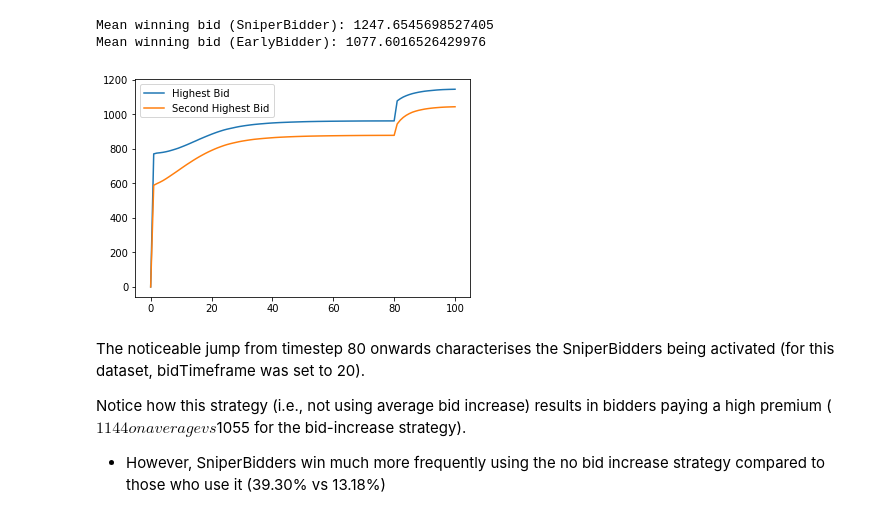
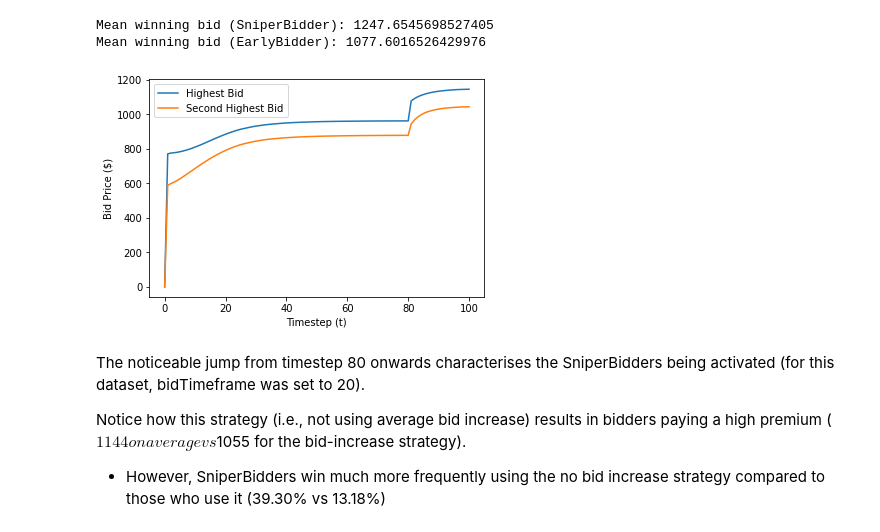
Before and after one commit to Wisaacj/Mesa-Auctions, a Jupyter notebook: analysis/data-analysis-no-bid-increase-sniper-no-watchproba.ipynb, the cells around one changed output. Cells and saved outputs as stored; diff of their text form; code cells hidden in the pictures.

```diff
--- a/analysis/data-analysis-no-bid-increase-sniper-no-watchproba.ipynb
+++ b/analysis/data-analysis-no-bid-increase-sniper-no-watchproba.ipynb
@@ -169,9 +174,11 @@ Mean winning bid (SniperBidder): 1247.6545698527405
 Mean winning bid (EarlyBidder): 1077.6016526429976
 # %%
 mean_bids.plot()
+plt.ylabel("Bid Price ($)")
+plt.xlabel("Timestep (t)")
 plt.show()
 # %% [output]
-[figure, old version]
+[figure, new version]
 # %% [markdown]
 The noticeable jump from timestep 80 onwards characterises the SniperBidders being activated (for this dataset, bidTimeframe was set to 20).
 
```
Also changed, not shown: parts of 5 cells of this notebook, 7 other files.
